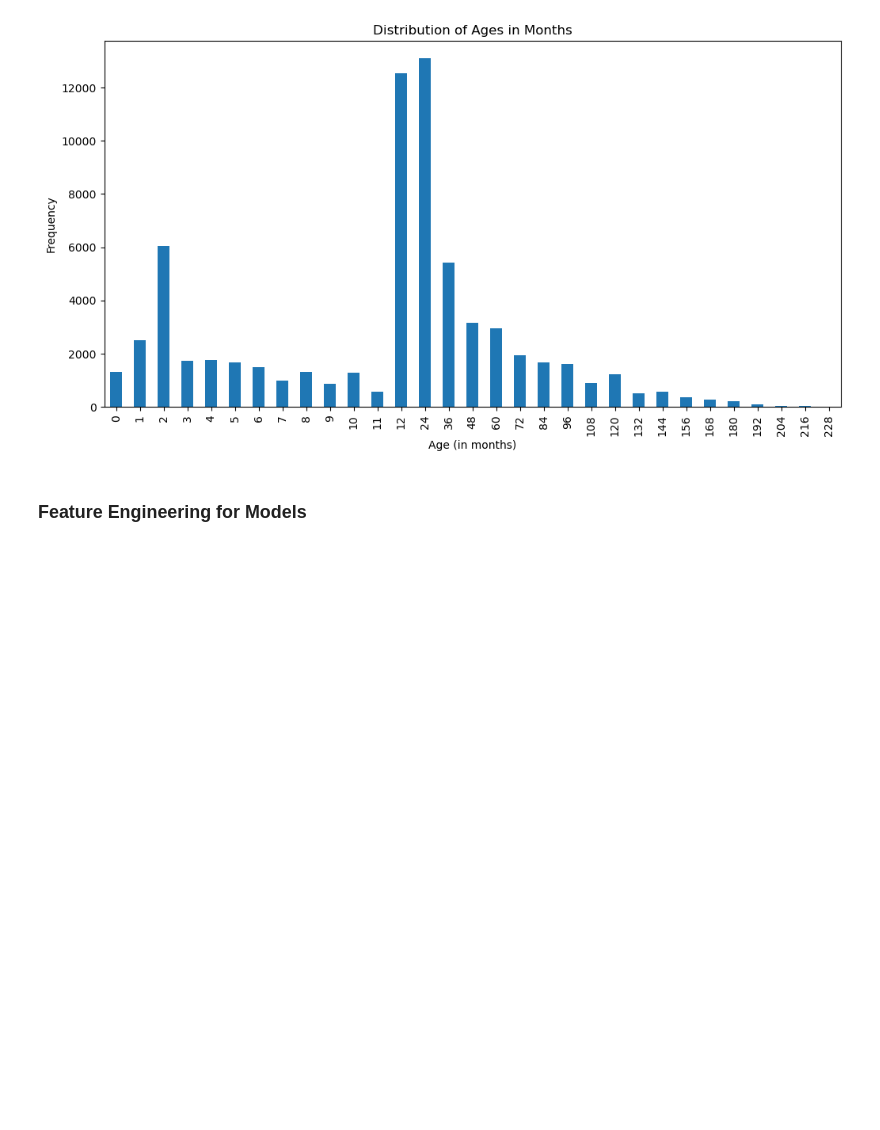
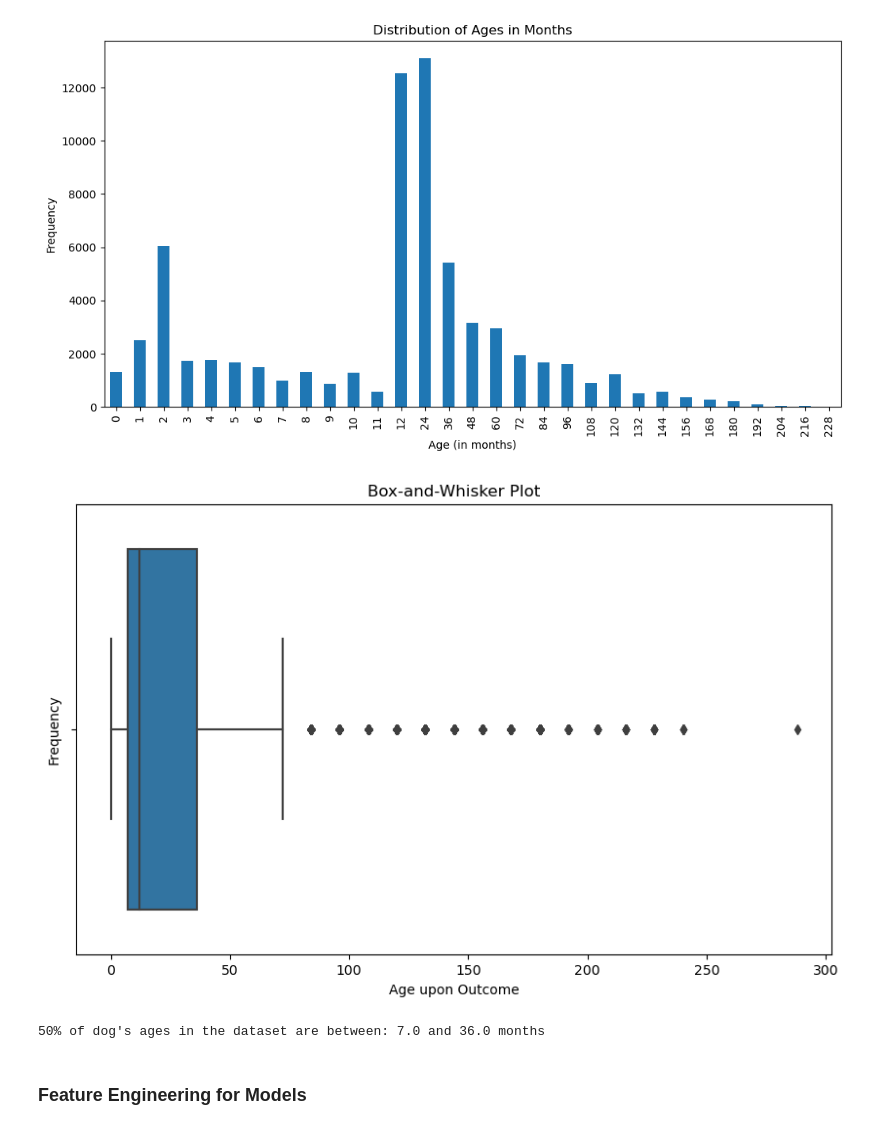
Before and after one commit to shruti2003/MLFinalProject, a Jupyter notebook: ML Final Project.ipynb, the cells around one changed output. Saved outputs shown, nothing was run; the diff lists cells and outputs as text; code cells hidden in the pictures; blank space fills up the shorter version.

Commit message:
added plot for age + confusion matrix to represent data

```diff
--- a/ML Final Project.ipynb
+++ b/ML Final Project.ipynb
@@ -476,6 +476,23 @@ Mean Age (in months): 30.50
 Median Age (in months): 12.00
 Mode Age (in months): 24
 [figure]
+# %%
+# remove any negative ages
+df = df[df['Age upon Outcome'] >= 0]
+
+plt.figure(figsize=(10, 6))
+sns.boxplot(x=df['Age upon Outcome'])
+plt.xlabel('Age upon Outcome')
+plt.ylabel('Frequency')
+plt.title(f'Box-and-Whisker Plot')
+plt.show()
+q1 = df['Age upon Outcome'].quantile(0.25)
+q3 = df['Age upon Outcome'].quantile(0.75)
+iqr = q3 - q1
+print(f"50% of dog's ages in the dataset are between: {q1} and {q3} months")
+# %% [output]
+[figure, added]
+50% of dog's ages in the dataset are between: 7.0 and 36.0 months
 # %% [markdown]
 ### Feature Engineering for Models
 # %%
```
Also changed, not shown: parts of 17 cells of this notebook.
